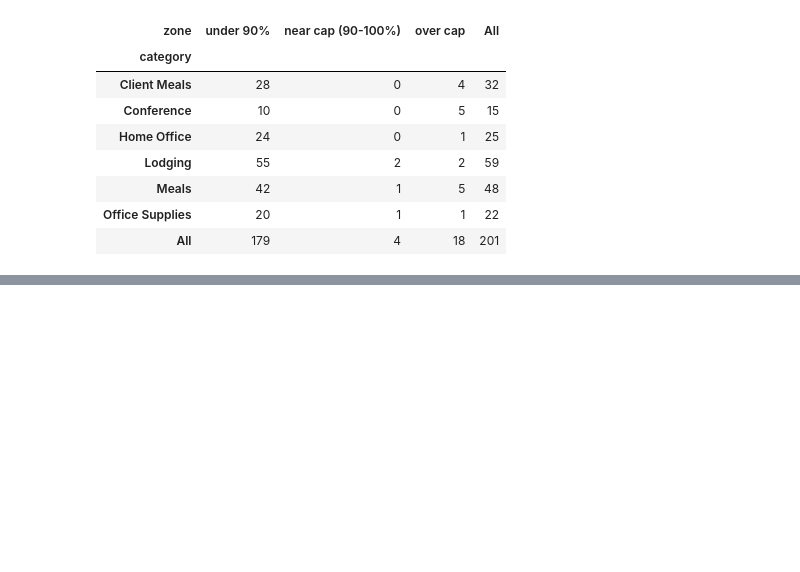
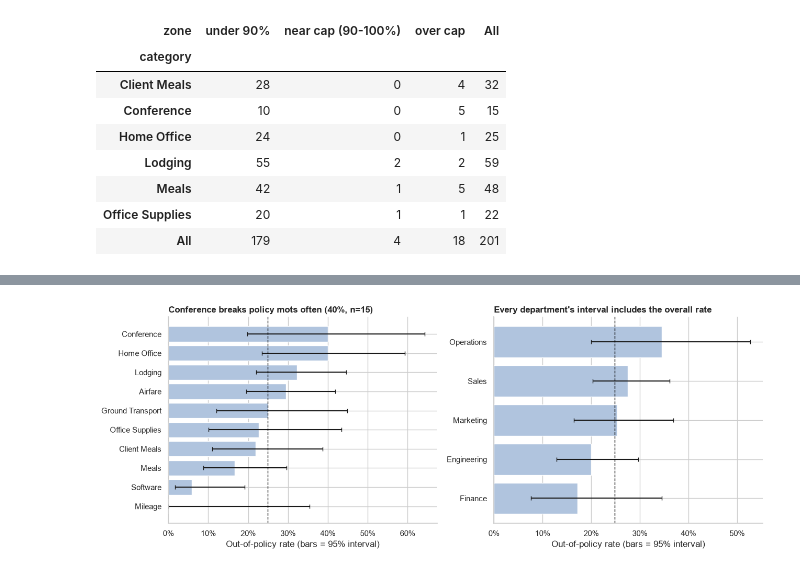
Before and after one commit to MWPerrineJr/Techstack.io, a Jupyter notebook: notebooks/01b_explore_data.ipynb, the cells around one changed output, grey strips where cells are left out. Drawn from its saved outputs; the diff is of its cells as text; code cells hidden in the pictures; blank space fills up the shorter version.

```diff
--- a/notebooks/01b_explore_data.ipynb
+++ b/notebooks/01b_explore_data.ipynb
@@ -302,0 +416,80 @@ Skipped 3 Lodging incidentals (no nights)
+# %%
+# 6a Violation rate by category and department (labels: understanding only)
+outcomes = labeled.assign(out_of_policy=~labeled["in_policy"])
+overall_rate = outcomes["out_of_policy"].mean()
+
+
+def violation_rates(df:pd.DataFrame, by: str) -> pd.DataFrame:
+    """Return violations, rate and 95% Wilson interval per group.
+
+    Bounds are clipped to the rate: at 0% or 100% floating-point
+    rounding can leave the bound a hair (~1e-17) on the wrong side.
+    """
+    rates = df.groupby(by)["out_of_policy"].agg(claims="count", violations="sum")
+    rates["rate"] = rates["violations"] / rates["claims"]
+    low, high = proportion_confint(rates["violations"], rates["claims"], alpha=0.05, method="wilson")
+    rates["ci_low"] = low
+    rates["ci_high"] = high
+    rates["ci_low"] = rates["ci_low"].clip(upper=rates["rate"])
+    rates["ci_high"] = rates["ci_high"].clip(lower=rates["rate"])
+    return rates.sort_values("rate", ascending=False)
+
+
+
+def plot_rates(ax: plt.Axes, rates: pd.DataFrame, title: str) -> None:
+    """Draw horizontal rate bars with 95% intervals and the overall line."""
+    errors = [
+        rates["rate"] - rates["ci_low"],
+        rates["ci_high"] - rates["rate"],
+    ]
+    ax.barh(
+        rates.index,
+        rates["rate"],
+        xerr=errors,
+        color="lightsteelblue",
+        capsize=3,
+    )
+    ax.axvline(overall_rate, color="black", linestyle="--", linewidth=1)
+    ax.invert_yaxis()
+    ax.xaxis.set_major_formatter(PercentFormatter(xmax=1))
+    style_axes(ax, title, "Out-of-policy rate (bars = 95% interval)")
+
+by_cat_rate = violation_rates(outcomes, "category")
+by_dept_rate = violation_rates(outcomes, "department")
+
+# --- checks ---
+n_violations = outcomes["out_of_policy"].sum()
+assert labeled["in_policy"].dtype == bool, "in_policy must load as bool"
+for name, table in [("category", by_cat_rate), ("department", by_dept_rate)]:
+    assert table["violations"].sum() == n_violations, f"{name} violations"
+    assert table["claims"].sum() == len(outcomes), f"{name} claims"
+    inside = table["ci_low"].le(table["rate"]) & table["rate"].le(table["ci_high"])
+    assert inside.all(), f"{name} rate outside its interval"
+print(
+    f"{n_violations} of {len(outcomes)} claims out of policy"
+    f"({overall_rate:.1%})"
+)
+top_cat = by_cat_rate.index[0]
+dept_covers_overall = (
+    by_dept_rate["ci_low"].le(overall_rate)
+    & by_dept_rate["ci_high"].ge(overall_rate)
+).all()
+dept_title = (
+    "Every department's interval includes the overall rate"
+    if dept_covers_overall
+    else "At least one department differs from the overall rate"
+)
+
+fig, (ax_cat, ax_dept) = plt.subplots(1, 2, figsize=(13, 5))
+plot_rates(
+    ax_cat,
+    by_cat_rate,
+    f"{top_cat} breaks policy mots often "
+    f"({by_cat_rate['rate'].iloc[0]:.0%}, n={by_cat_rate['claims'].iloc[0]})",
+)
+plot_rates(ax_dept, by_dept_rate, dept_title)
+fig.tight_layout()
+plt.show()
+display(by_cat_rate.round(3))
+by_dept_rate.round(3)
+# %% [output]
@@ -302,0 +497 @@ Skipped 3 Lodging incidentals (no nights)
+[figure, added]
```
Also changed, not shown: parts of 10 cells of this notebook, 3 other files.
